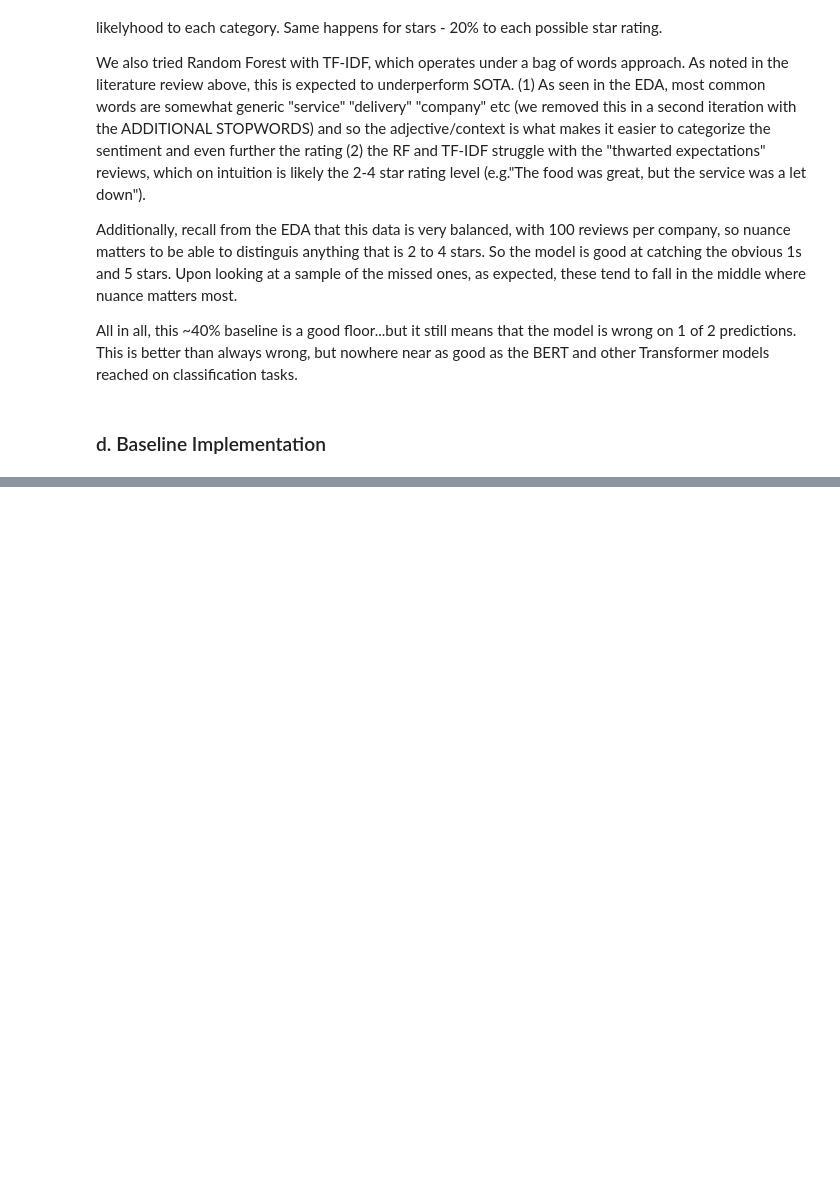
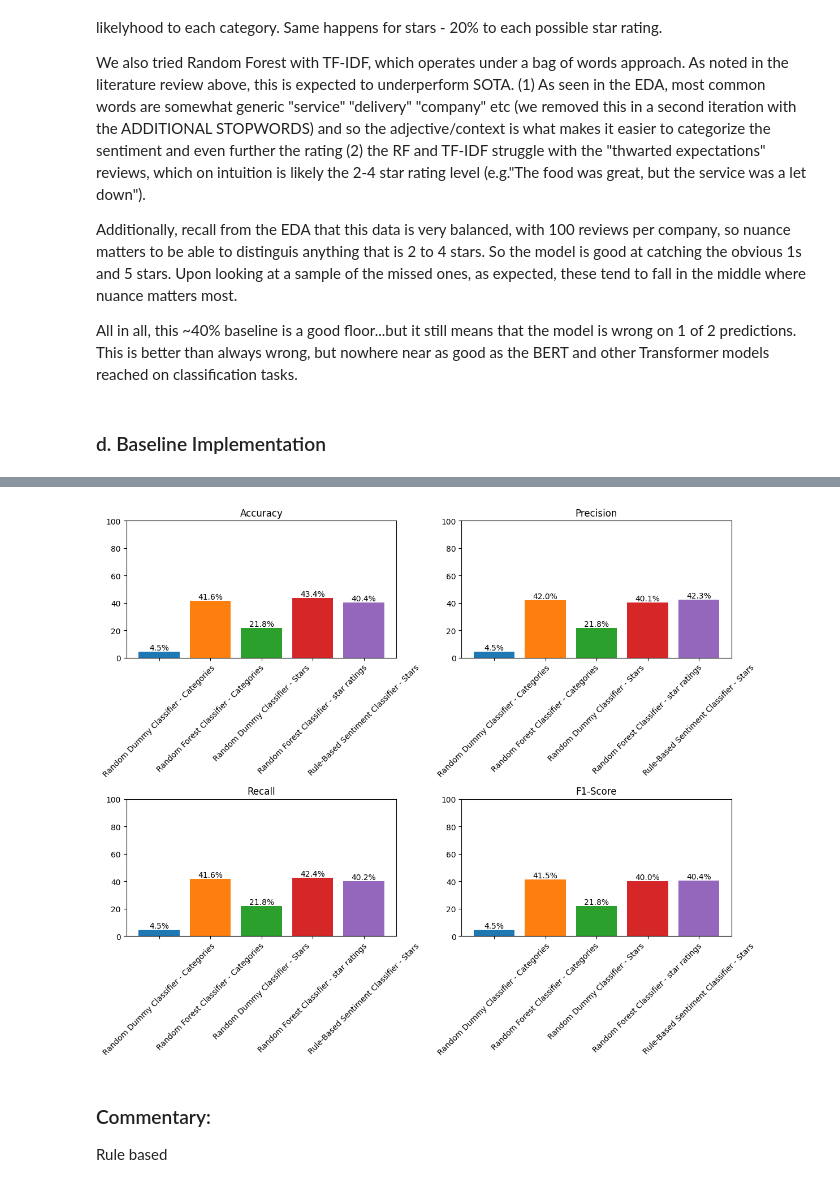
Before and after one commit to majoargote/advanced_nlp_final, a Jupyter notebook: scripts/Part_1.ipynb, the cells around one changed output, grey strips where cells are left out. Drawn from its saved outputs; the diff is of its cells as text; code cells hidden in the pictures; blank space fills up the shorter version.

Commit message:
updated part 1, with part d.  commentary WIP

```diff
--- a/scripts/Part_1.ipynb
+++ b/scripts/Part_1.ipynb
@@ -248,0 +334,22 @@ All in all, this ~40% baseline is a good floor...but it still means that the mod
+# %%
+# tokenize - we can't use the same tokenizer from utils as it removes stopwords
+# the other tokenizers are for TF idf and BERT
+
+
+def tokenize(text):
+    """Simple whitespace + punctuation tokeniser preserving contractions."""
+    text = text.lower()
+    # Split contractions for negation detection
+    text = re.sub(r"(\w)(n't)", r"\1 n't", text)
+    tokens = re.findall(r"[a-z']+|[!?.]", text)
+    return tokens
+
+def count_caps_words(raw_text):
+    """Count ALL-CAPS words (length >= 3) as emphasis signal."""
+    return sum(1 for w in raw_text.split() if w.isupper() and len(w) >= 3)
+
+def count_exclamations(raw_text):
+    return raw_text.count('!')
+
+def count_questions(raw_text):
+    return raw_text.count('?')
@@ -248,0 +507,19 @@ All in all, this ~40% baseline is a good floor...but it still means that the mod
+# %%
+# Run the rule-based classifier on the same test set used for the dummy/RF baselines
+# We use df_filtered which has Travel & Vacation + Media & Publishing categories
+
+train_texts, test_texts, train_labels, test_labels = train_test_split(
+    df_filtered["review"], df_filtered["stars"], test_size=0.2, random_state=SEED
+)
+
+# Also grab titles for the title-echo feature
+test_titles = df_filtered.loc[test_labels.index, "title"].fillna("")
+
+# Predict using our rule-based system
+rule_preds = [predict_stars(str(review), str(title))
+              for review, title in zip(test_texts, test_titles)]
+rule_preds = pd.Series(rule_preds, index=test_labels.index)
+
+print(f"Predicted {len(rule_preds)} reviews")
+print(f"\nPrediction distribution:")
+print(rule_preds.value_counts().sort_index())
@@ -248,0 +536,10 @@ All in all, this ~40% baseline is a good floor...but it still means that the mod
+# %%
+
+metrics_val.run(test_labels, rule_preds, "Rule-Based Sentiment Classifier - Stars")
+metrics_val.plot()
+# %% [output]
+[figure, added]
+# %% [markdown]
+### Commentary:
+
+Rule based
```
Also changed, not shown: parts of 12 cells of this notebook.
